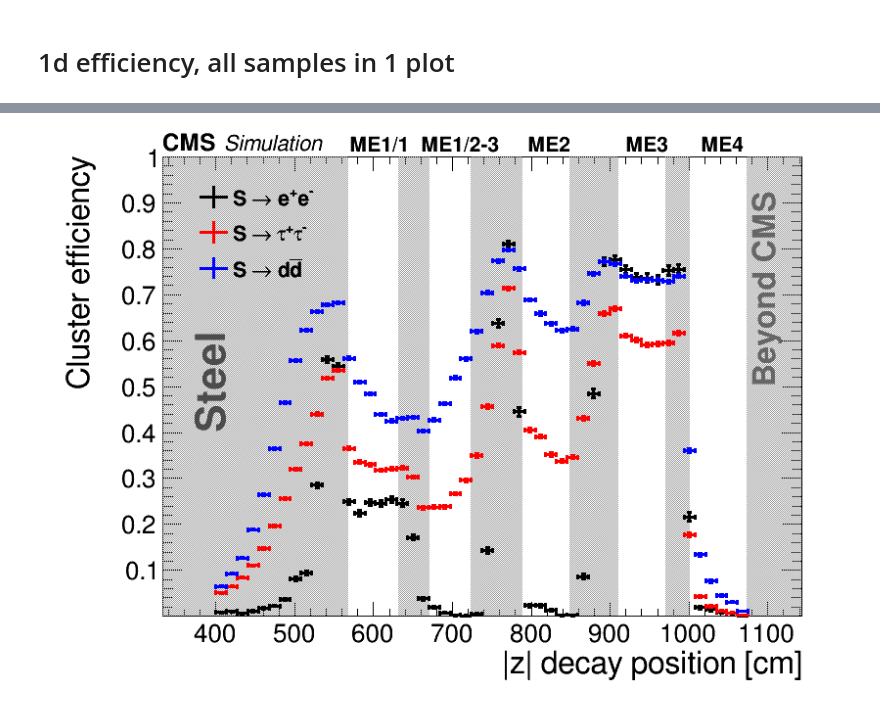
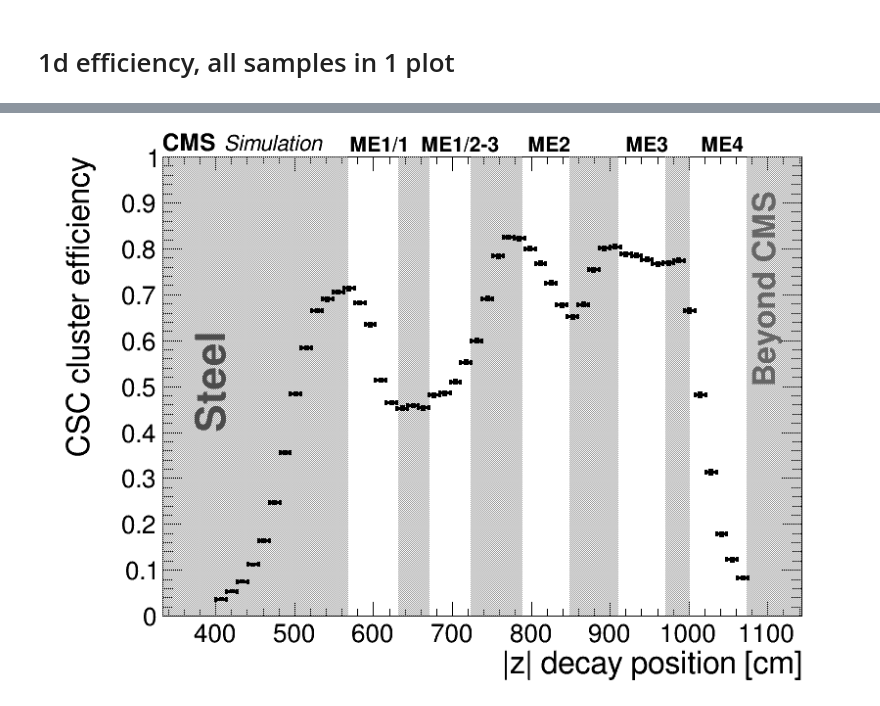
Before and after one commit to cms-lpc-llp/delayed_jet_analyzer, a Jupyter notebook: plot_scripts/MuonSystem_Analysis/combination/2tag/MuonSystem_plots-signal_efficiency_plots.ipynb, the cells around one changed output, grey strips where cells are left out. Cells and saved outputs as stored; diff of their text form; code cells hidden in the pictures.

```diff
--- a/plot_scripts/MuonSystem_Analysis/combination/2tag/MuonSystem_plots-signal_efficiency_plots.ipynb
+++ b/plot_scripts/MuonSystem_Analysis/combination/2tag/MuonSystem_plots-signal_efficiency_plots.ipynb
@@ -39,7 +39,7 @@ Welcome to JupyROOT 6.18/02
 # %%
 samples = [
 #     'STodd_ms3p0',
-    'SToEE_ms0p4',
+#     'SToEE_ms0p4',
 #     'SToGammaGamma_ms0p4',
 #     'SToKPlusKMinus_ms1p5',
 #     'SToK0K0_ms1p5',
@@ -49,18 +49,18 @@ samples = [
 #     'SToPiPlusPiMinus_ms1p0',
 
 #     'dddd_MH-125_MS-15',
-#     'dddd_MH-125_MS-40',
+    'dddd_MH-125_MS-40',
 #     'dddd_MH-125_MS-55',
 
 #     'bbbb_MH-125_MS-15',
 #     'bbbb_MH-125_MS-40',
 #     'bbbb_MH-125_MS-55',
 
-    '4Tau_MH-125_MS-7',
+#     '4Tau_MH-125_MS-7',
 #     '4Tau_MH-125_MS-15',
 #     '4Tau_MH-125_MS-40',
 #     '4Tau_MH-125_MS-55',
-    'dddd_MH-125_MS-7',
+#     'dddd_MH-125_MS-7',
 
 ]
 # %%
@@ -381,8 +383,8 @@ leg.SetFillStyle(0)
 c = rt.TCanvas('c','c', 800, 600)
 pEff= {}
 for i,m in enumerate(samples):
-    hm = create_TH1D(np.abs(z_csc[m]), 'hb1', axis_title = [xaxis_title,'Cluster efficiency'], binning=bins)
-    hb = create_TH1D(np.abs(llp_z[m]), 'hb1', axis_title = [xaxis_title,'Cluster efficiency'], binning=bins)
+    hm = create_TH1D(np.abs(z_csc[m]), 'hb1', axis_title = [xaxis_title,'CSC cluster efficiency'], binning=bins)
+    hb = create_TH1D(np.abs(llp_z[m]), 'hb1', axis_title = [xaxis_title,'CSC cluster efficiency'], binning=bins)
     pEff[m] = rt.TEfficiency(hm,hb)
     pEff[m].SetLineColor(std_color_list[i])
     pEff[m].SetLineWidth(3)
@@ -395,7 +397,7 @@ for i,m in enumerate(samples):
     pEff[m].Draw('' if i == 0 else 'Psame')
 c.Draw()
 
-leg.Draw()
+# leg.Draw()
 pEff[list(pEff.keys())[0]].GetPaintedGraph().GetHistogram().GetYaxis().SetTitleOffset(0.0);
 
 
@@ -407,6 +409,9 @@ xmax = pEff[list(pEff.keys())[0]].GetPaintedGraph().GetHistogram().GetXaxis().Ge
 ymax = 1
 ymin = 0
 pEff[list(pEff.keys())[0]].GetPaintedGraph().GetHistogram().SetMaximum(ymax)
+pEff[list(pEff.keys())[0]].GetPaintedGraph().GetHistogram().SetMinimum(ymin)
+
+
 
 boxes = []
 
@@ -454,7 +459,7 @@ CMS_lumi.CMS_lumi(c, 0, 0)
 
 
 for k,v in pEff.items():pEff[k].Draw('same')
-leg.Draw()
+# leg.Draw()
 
 c.Draw()
 
@@ -478,6 +479,6 @@ Warning in <TROOT::Append>: Replacing existing TH1: hb1 (Potential memory leak).
 Warning in <TROOT::Append>: Replacing existing TH1: hb1 (Potential memory leak).
 Warning in <TROOT::Append>: Replacing existing TH1: hb1 (Potential memory leak).
 Info in <TCanvas::SaveSource>: C++ Macro file: /storage/af/user/christiw/gpu/christiw/llp/delayed_jet_analyzer//plots/MuonSystem_Analysis/combination_paper/cluster_eff/csc_1D_sig_eff.C has been genera ...
 Info in <TCanvas::Print>: png file /storage/af/user/christiw/gpu/christiw/llp/delayed_jet_analyzer//plots/MuonSystem_Analysis/combination_paper/cluster_eff/csc_1D_sig_eff.png has been created
 Info in <TCanvas::Print>: pdf file /storage/af/user/christiw/gpu/christiw/llp/delayed_jet_analyzer//plots/MuonSystem_Analysis/combination_paper/cluster_eff/csc_1D_sig_eff.pdf has been created
-[figure, old version]
+[figure, new version]
```
Also changed, not shown: parts of 3 cells of this notebook, 4 other files.
